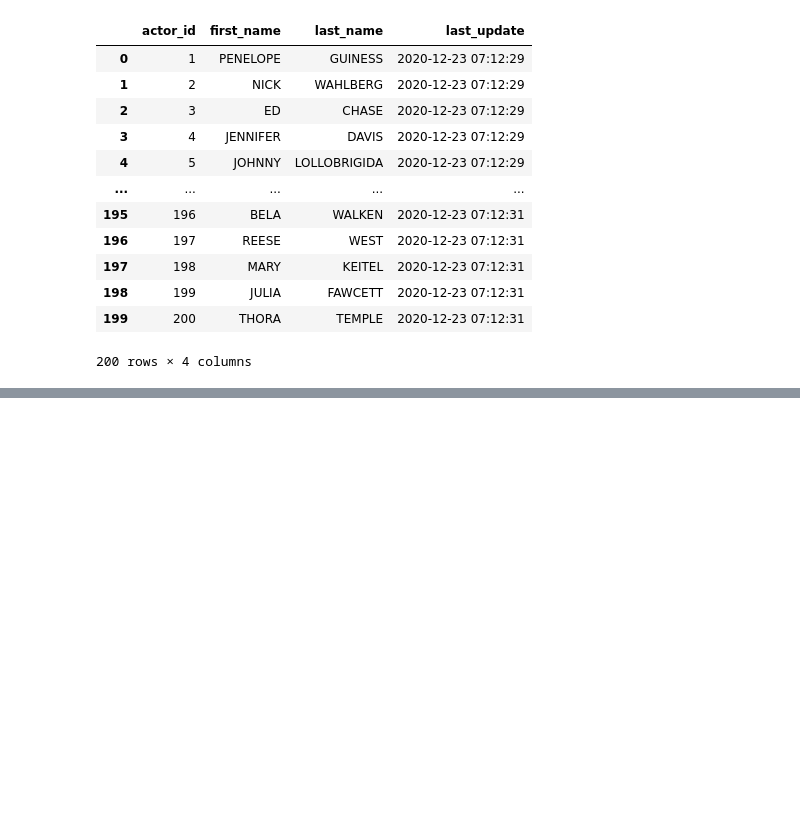
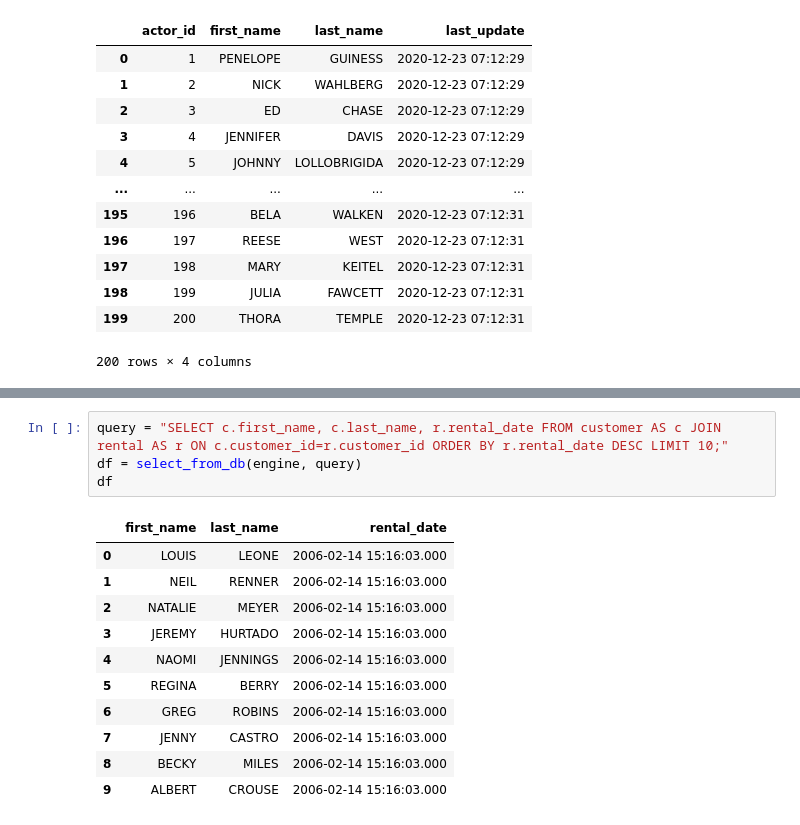
Before and after one commit to Kuriiios/sql-init, a Jupyter notebook: sql_init.ipynb, the cells around one changed output, grey strips where cells are left out. Drawn from its saved outputs; the diff is of its cells as text; blank space fills up the shorter version.

```diff
--- a/sql_init.ipynb
+++ b/sql_init.ipynb
@@ -191,0 +272,16 @@ df
+# %%
+query = "SELECT c.first_name, c.last_name, r.rental_date FROM customer AS c JOIN rental AS r ON c.customer_id=r.customer_id ORDER BY r.rental_date DESC LIMIT 10;"
+df = select_from_db(engine, query)
+df
+# %% [output]
+|  | first_name | last_name | rental_date |
+| 0 | LOUIS | LEONE | 2006-02-14 15:16:03.000 |
+| 1 | NEIL | RENNER | 2006-02-14 15:16:03.000 |
+| 2 | NATALIE | MEYER | 2006-02-14 15:16:03.000 |
+| 3 | JEREMY | HURTADO | 2006-02-14 15:16:03.000 |
+| 4 | NAOMI | JENNINGS | 2006-02-14 15:16:03.000 |
+| 5 | REGINA | BERRY | 2006-02-14 15:16:03.000 |
+| 6 | GREG | ROBINS | 2006-02-14 15:16:03.000 |
+| 7 | JENNY | CASTRO | 2006-02-14 15:16:03.000 |
+| 8 | BECKY | MILES | 2006-02-14 15:16:03.000 |
+| 9 | ALBERT | CROUSE | 2006-02-14 15:16:03.000 |
```
Also changed, not shown: parts of 18 cells of this notebook, 1 other file.
